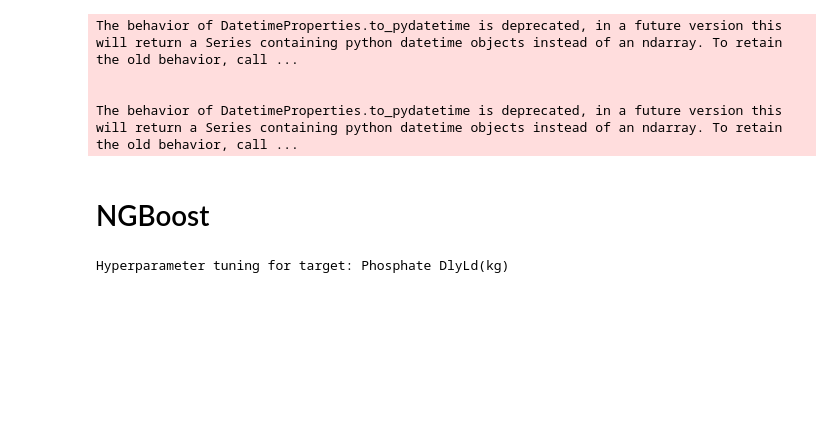
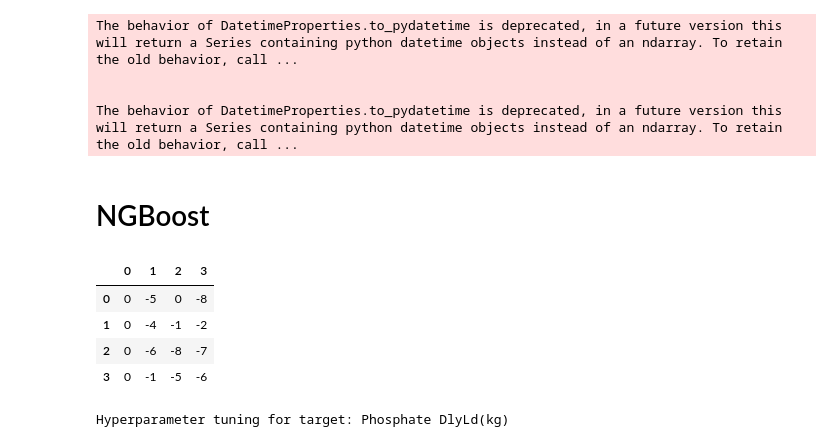
Before and after one commit to azamkhan99/swan_ml, a Jupyter notebook: cal_swat_eda_comb.ipynb, the cells around one changed output. Cells and saved outputs as stored; diff of their text form; code cells hidden in the pictures; blank space fills up the shorter version.

```diff
--- a/cal_swat_eda_comb.ipynb
+++ b/cal_swat_eda_comb.ipynb
@@ -1375,6 +1375,30 @@ features = {
 
     ],
 }
+# %%
+import numpy as np
+from scipy.signal import convolve2d
+
+# Define the 4x4 input image
+I = np.array([[5, 0,8, 3], [4, 1, 2, 4], [6, 8, 7, 9], [1, 5, 6, 0]])
+
+# Define the 3x3 Laplacian kernel
+K = np.array([[0, 0, 0], [0, 0, -1], [0, 0, 0]])
+
+# Apply convolution with padding='same' to get a 4x4 output
+output = convolve2d(I, K, mode="same", boundary="fill", fillvalue=0)
+
+import pandas as pd
+
+# Convert the output to a DataFrame for display
+output_df = pd.DataFrame(output)
+output_df
+# %% [output]
+|  | 0 | 1 | 2 | 3 |
+| 0 | 0 | -5 | 0 | -8 |
+| 1 | 0 | -4 | -1 | -2 |
+| 2 | 0 | -6 | -8 | -7 |
+| 3 | 0 | -1 | -5 | -6 |
 # %%
 from hyperopt import fmin, tpe, hp, Trials, STATUS_OK, space_eval
 from ngboost import NGBRegressor
```
Also changed, not shown: 9 other files.
